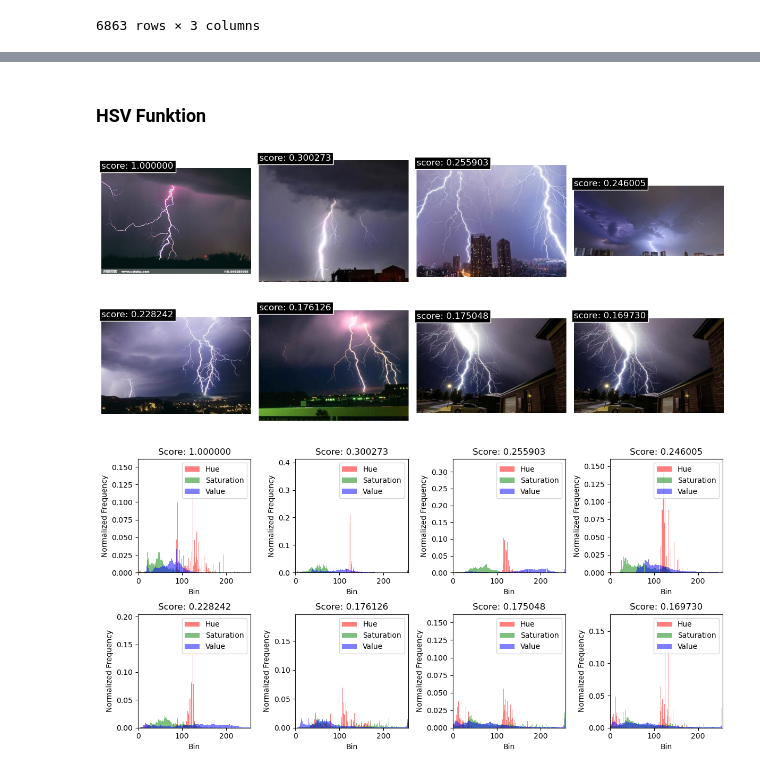
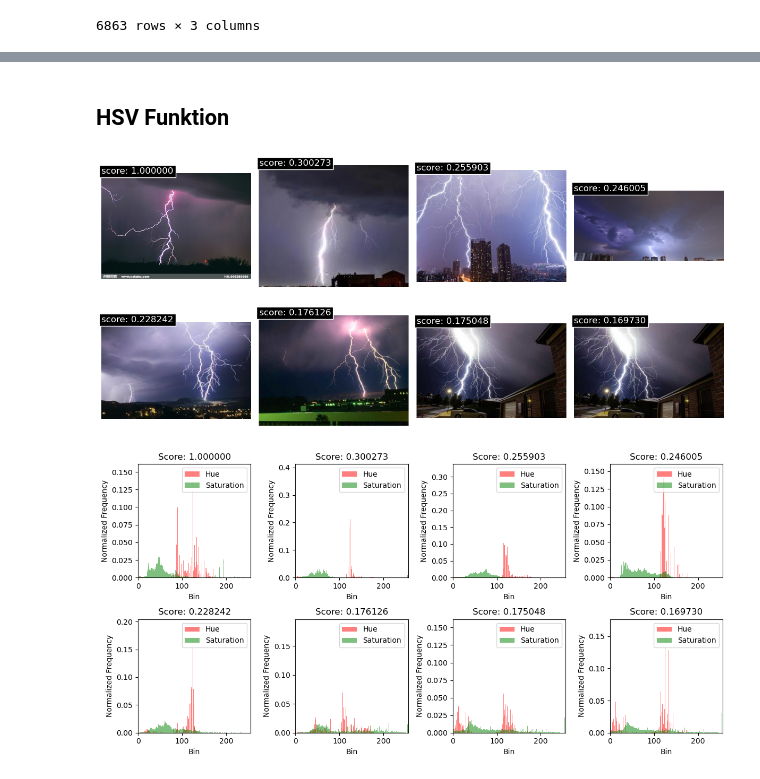
Before and after one commit to syahidhusein/ImageRecommender, a Jupyter notebook: main.ipynb, the cells around one changed output, grey strips where cells are left out. Cells and saved outputs as stored; diff of their text form; code cells hidden in the pictures.

```diff
--- a/main.ipynb
+++ b/main.ipynb
@@ -325,2 +137,2 @@ from tensorf
 # %% [markdown]
-### HSV Funktion
+## HSV Funktion
@@ -329,17 +139,17 @@ from scripts import HSV
 # %%
-hsv_vectors = HSV.create_hsv_vec(results, test=True)
+hs_vectors = HSV.create_color_vec(results, metric="hs", test=True)
 # %%
-hsv_sim_df = similarity.similarity_computation(hsv_vectors[0], hsv_vectors, scoring_method=similarity.cosine_similarity)
-index_values = hsv_sim_df.index.tolist()
+hs_sim_df = similarity.similarity_computation(hs_vectors[0], hs_vectors, scoring_method=similarity.cosine_similarity)
+index_values = hs_sim_df.index.tolist()
 
 # Retrieve the contents of the image_paths in the image_paths_df dataframe based on the index of the distances_df
 column_values = results.loc[index_values, "image_path"]
 # Ergebnis anzeigen
-df_sim_path = pd.DataFrame(column_values)
+hs_df_sim_path = pd.DataFrame(column_values)
 # %%
-top_8_paths, top_8_score = plot_funktion.top_8_gen(df_sim_path, hsv_sim_df)
+top_8_paths, top_8_score = plot_funktion.top_8_gen(hs_df_sim_path, hs_sim_df)
 plot_funktion.images_grid(top_8_paths, top_8_score)
-plot_funktion.images_histogram_grid(top_8_paths, top_8_score)
+plot_funktion.images_histogram_grid(top_8_paths, top_8_score, V=False)
 # %% [output]
 [figure]
-[figure, old version]
+[figure, new version]
```
Also changed, not shown: parts of 29 cells of this notebook, 9 other files.
